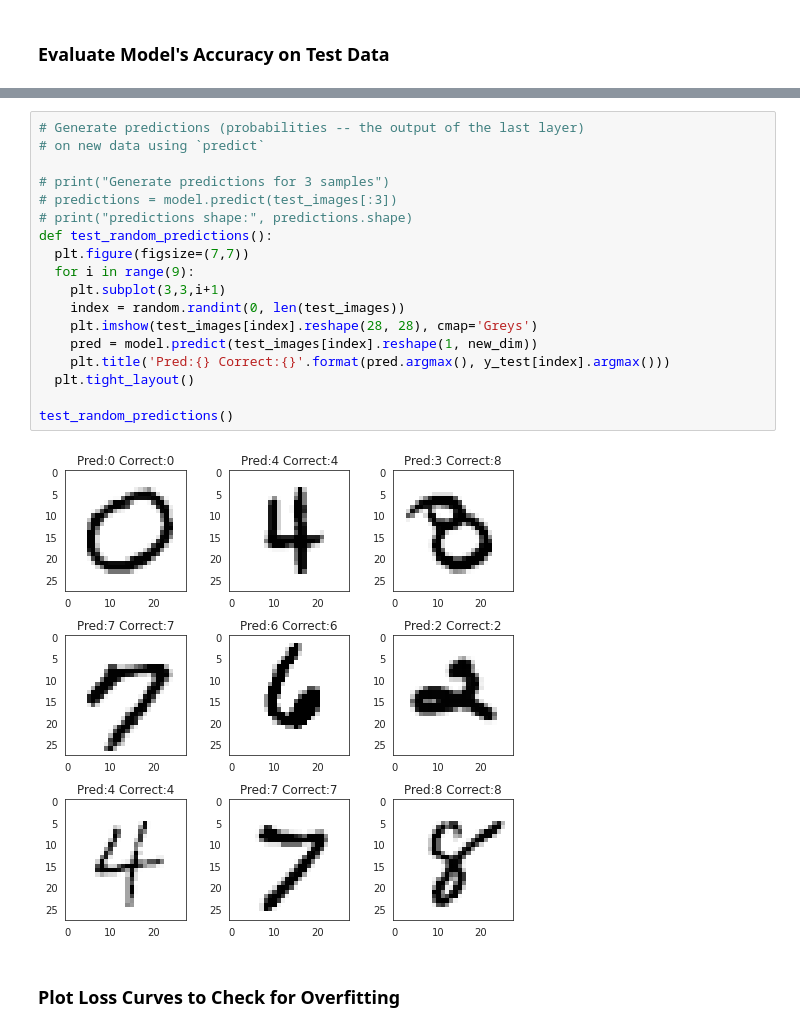
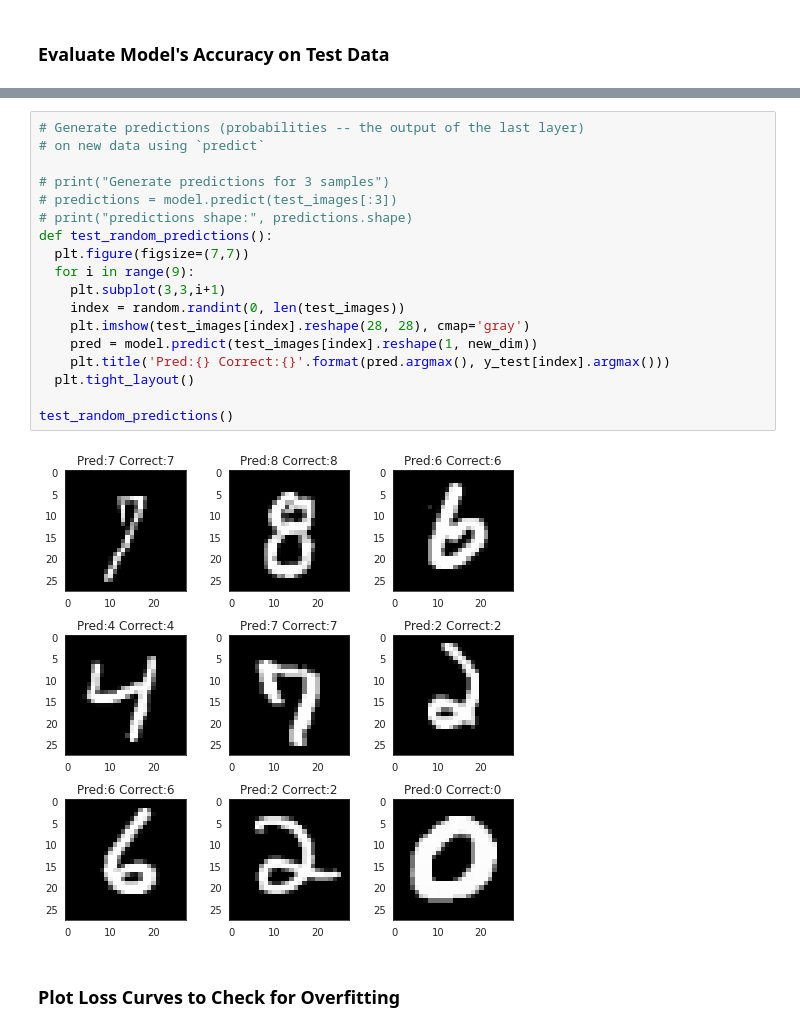
Before and after one commit to hrv2k/DS-exercises, a Jupyter notebook: Hamoye_stage_D_MNIST_Keras_Regularization.ipynb, the cells around one changed output, grey strips where cells are left out. Drawn from its saved outputs; the diff is of its cells as text.

```diff
--- a/Hamoye_stage_D_MNIST_Keras_Regularization.ipynb
+++ b/Hamoye_stage_D_MNIST_Keras_Regularization.ipynb
@@ -187,23 +187,23 @@ Evaluate on test data
 # %%
 # Generate predictions (probabilities -- the output of the last layer)
 # on new data using `predict`
 
 # print("Generate predictions for 3 samples")
 # predictions = model.predict(test_images[:3])
 # print("predictions shape:", predictions.shape)
 def test_random_predictions():
   plt.figure(figsize=(7,7))
   for i in range(9):
     plt.subplot(3,3,i+1)
     index = random.randint(0, len(test_images))
-    plt.imshow(test_images[index].reshape(28, 28), cmap='Greys')
+    plt.imshow(test_images[index].reshape(28, 28), cmap='gray')
     pred = model.predict(test_images[index].reshape(1, new_dim))
     plt.title('Pred:{} Correct:{}'.format(pred.argmax(), y_test[index].argmax()))
   plt.tight_layout()
 
 test_random_predictions()
 # %% [output]
-[figure, old version]
+[figure, new version]
 # %% [markdown]
 ### Plot Loss Curves to Check for Overfitting
 # %%
```
Also changed, not shown: parts of 10 cells of this notebook.
